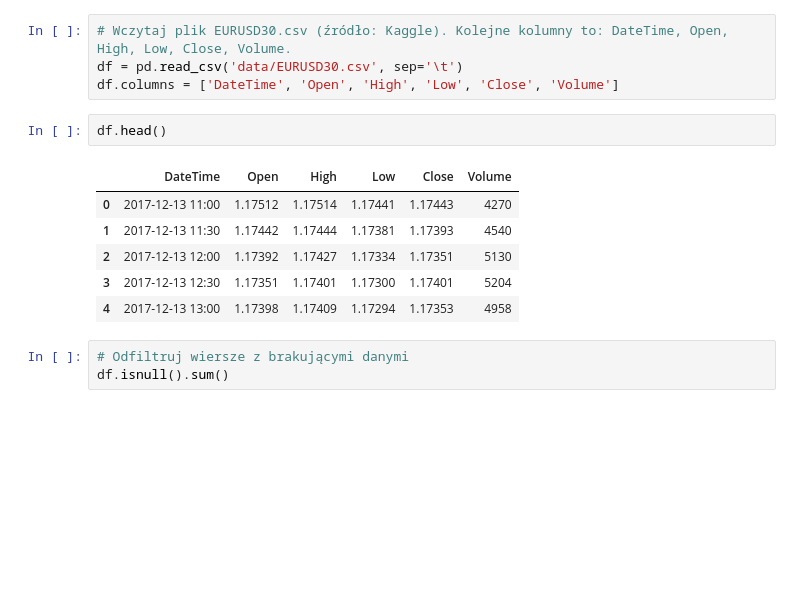
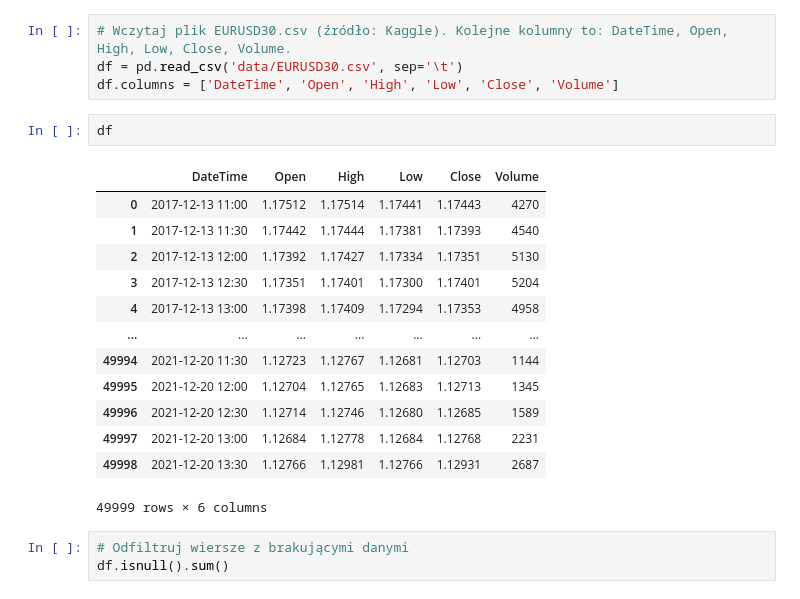
Before and after one commit to ksobczykR2DS/ml-language-recognition, a Jupyter notebook: pandas.ipynb, the cells around one changed output. Drawn from its saved outputs; the diff is of its cells as text; blank space fills up the shorter version.

```diff
--- a/pandas.ipynb
+++ b/pandas.ipynb
@@ -5,14 +5,21 @@ import pandas as pd
 df = pd.read_csv('data/EURUSD30.csv', sep='\t')
 df.columns = ['DateTime', 'Open', 'High', 'Low', 'Close', 'Volume']
 # %%
-df.head()
+df
 # %% [output]
 |  | DateTime | Open | High | Low | Close | Volume |
 | 0 | 2017-12-13 11:00 | 1.17512 | 1.17514 | 1.17441 | 1.17443 | 4270 |
 | 1 | 2017-12-13 11:30 | 1.17442 | 1.17444 | 1.17381 | 1.17393 | 4540 |
 | 2 | 2017-12-13 12:00 | 1.17392 | 1.17427 | 1.17334 | 1.17351 | 5130 |
 | 3 | 2017-12-13 12:30 | 1.17351 | 1.17401 | 1.17300 | 1.17401 | 5204 |
 | 4 | 2017-12-13 13:00 | 1.17398 | 1.17409 | 1.17294 | 1.17353 | 4958 |
+| ... | ... | ... | ... | ... | ... | ... |
+| 49994 | 2021-12-20 11:30 | 1.12723 | 1.12767 | 1.12681 | 1.12703 | 1144 |
+| 49995 | 2021-12-20 12:00 | 1.12704 | 1.12765 | 1.12683 | 1.12713 | 1345 |
+| 49996 | 2021-12-20 12:30 | 1.12714 | 1.12746 | 1.12680 | 1.12685 | 1589 |
+| 49997 | 2021-12-20 13:00 | 1.12684 | 1.12778 | 1.12684 | 1.12768 | 2231 |
+| 49998 | 2021-12-20 13:30 | 1.12766 | 1.12981 | 1.12766 | 1.12931 | 2687 |
+49999 rows × 6 columns
 # %%
 # Odfiltruj wiersze z brakującymi danymi
 df.isnull().sum()
```
Also changed, not shown: parts of 5 cells of this notebook.
